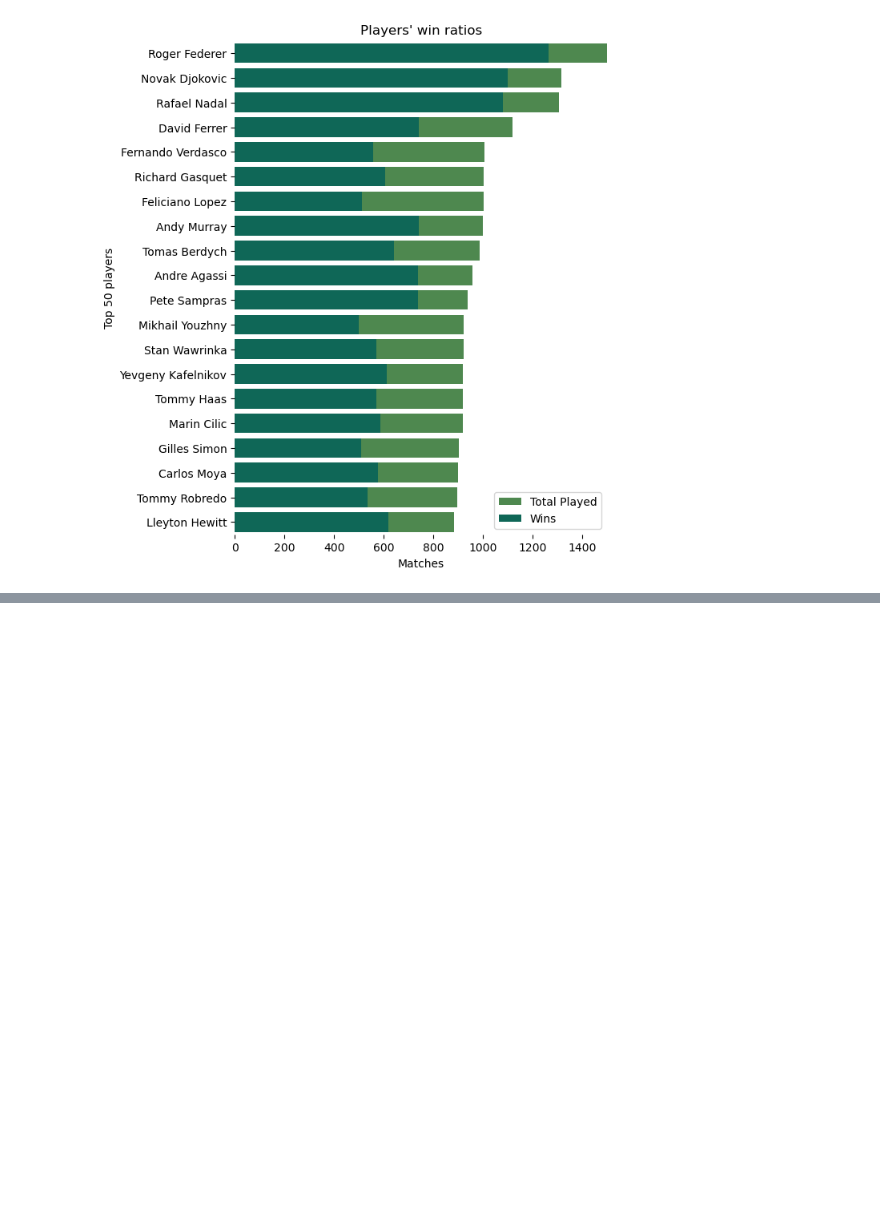
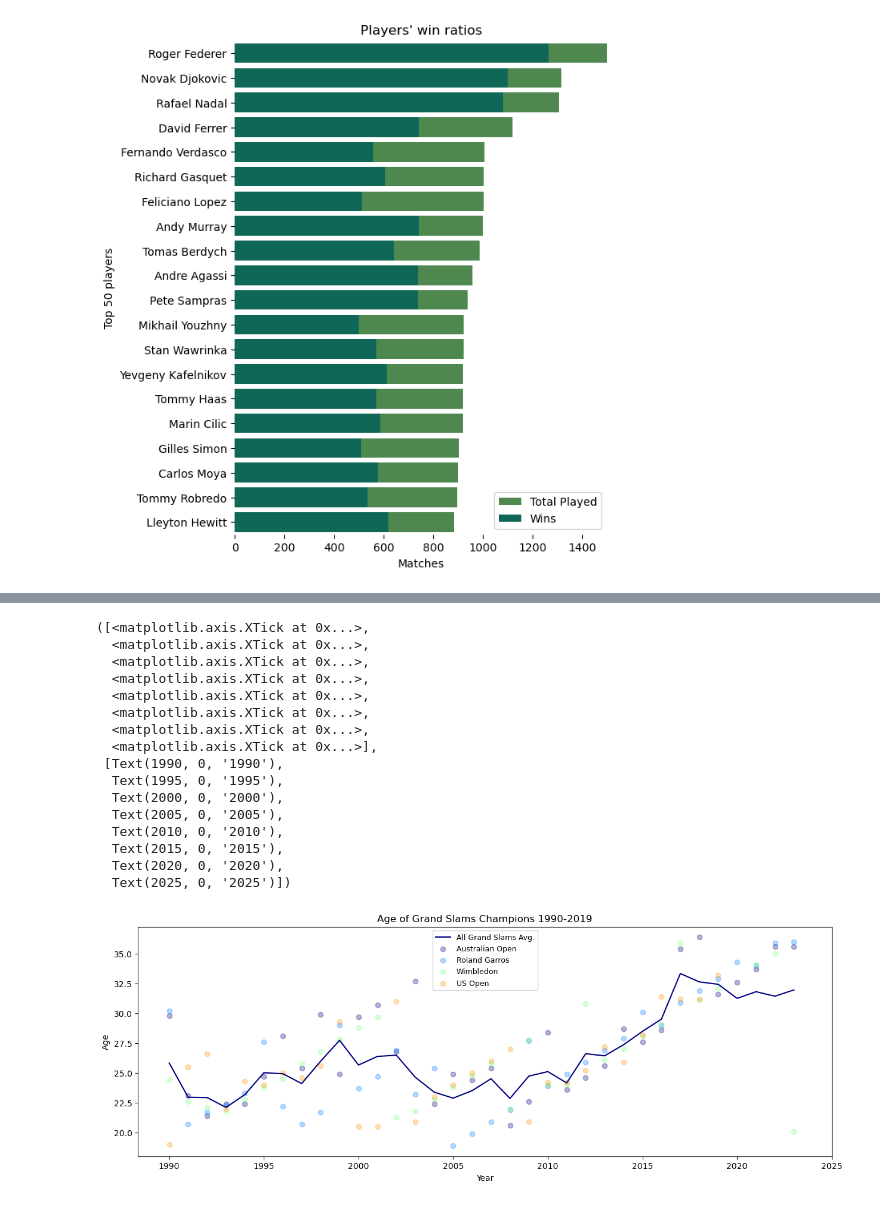
Before and after one commit to yasemitee/SciVIs, a Jupyter notebook: player.ipynb, the cells around one changed output, grey strips where cells are left out. Saved outputs shown, nothing was run; the diff lists cells and outputs as text; code cells hidden in the pictures; blank space fills up the shorter version.

```diff
--- a/player.ipynb
+++ b/player.ipynb
@@ -137,0 +190,44 @@ sns.despine(left=True, bottom=True)
+# %%
+# età media dei vincitori dei tornei del Grande Slam
+
+atp_matches=atp_matches[atp_matches['tourney_level'].isin(['G'])&(atp_matches['round']=='F')].dropna(subset=['winner_age'])
+dfw = atp_matches[['tourney_year','tourney_name','winner_name','winner_age']]
+dfw.columns = ['tourney_year','tourney_name','player','age']
+
+dfs_final = dfw.groupby(['tourney_year','tourney_name']).agg({'age':'mean'}).reset_index()
+dfs_final_2 = dfs_final.groupby(['tourney_year']).agg({'age':'mean'}).reset_index()
+
+fig = plt.figure(figsize=(15,5))
+ax = fig.add_subplot(111)
+ax.set_prop_cycle(plt.cycler('color', plt.cm.jet(np.linspace(0, 1, 5))))
+
+plt.title('Age of Grand Slams Champions 1990-2019')
+plt.ylabel('Age')
+plt.xlabel('Year')
+
+plt.plot(dfs_final_2['tourney_year'], dfs_final_2['age'])
+plt.scatter(dfs_final[dfs_final['tourney_name']=='Australian Open']['tourney_year'], dfs_final[dfs_final['tourney_name']=='Australian Open']['age'], alpha=0.3)
+plt.scatter(dfs_final[dfs_final['tourney_name']=='Roland Garros']['tourney_year'], dfs_final[dfs_final['tourney_name']=='Roland Garros']['age'], alpha=0.3)
+plt.scatter(dfs_final[dfs_final['tourney_name']=='Wimbledon']['tourney_year'], dfs_final[dfs_final['tourney_name']=='Wimbledon']['age'], alpha=0.3)
+plt.scatter(dfs_final[dfs_final['tourney_name']=='US Open']['tourney_year'], dfs_final[dfs_final['tourney_name']=='US Open']['age'], alpha=0.3)
+
+plt.legend(['All Grand Slams Avg.','Australian Open', 'Roland Garros', 'Wimbledon', 'US Open'], loc='upper center',prop={'size': 9})
+plt.xticks(np.arange(1990, 2026, 5), np.arange(1990, 2026, 5))
+# %% [output]
+([<matplotlib.axis.XTick at 0x...>,
+  <matplotlib.axis.XTick at 0x...>,
+  <matplotlib.axis.XTick at 0x...>,
+  <matplotlib.axis.XTick at 0x...>,
+  <matplotlib.axis.XTick at 0x...>,
+  <matplotlib.axis.XTick at 0x...>,
+  <matplotlib.axis.XTick at 0x...>,
+  <matplotlib.axis.XTick at 0x...>],
+ [Text(1990, 0, '1990'),
+  Text(1995, 0, '1995'),
+  Text(2000, 0, '2000'),
+  Text(2005, 0, '2005'),
+  Text(2010, 0, '2010'),
+  Text(2015, 0, '2015'),
+  Text(2020, 0, '2020'),
+  Text(2025, 0, '2025')])
+[figure, added]
```
Also changed, not shown: parts of 11 cells of this notebook, 1 other file.
